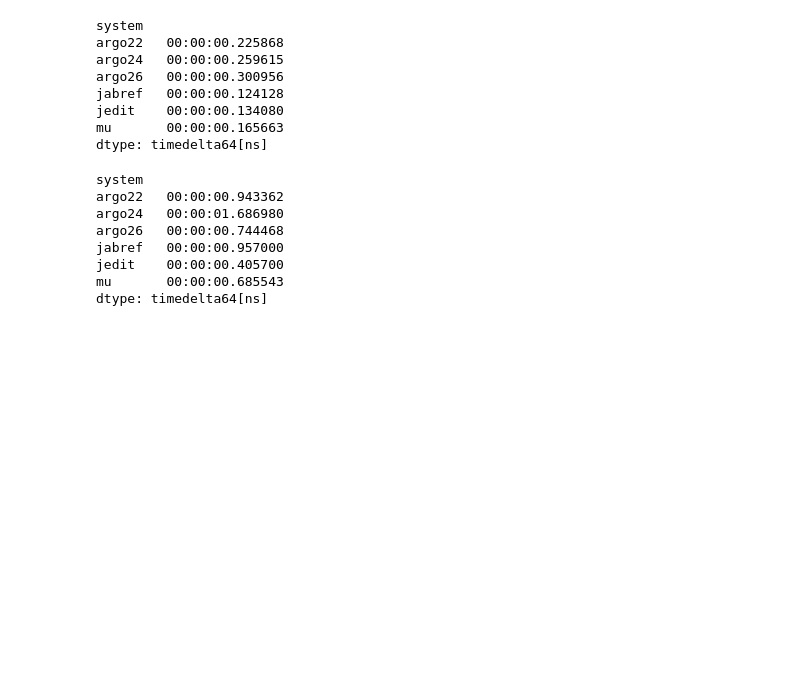
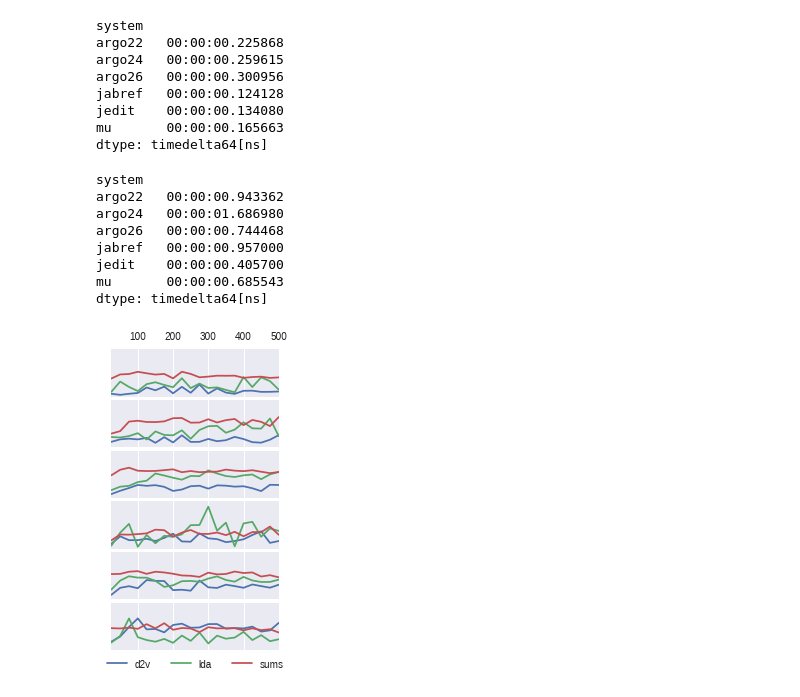
Before and after one commit to cscorley/doc2vec-feature-location, a Jupyter notebook: mrr_graphs.ipynb, the cells around one changed output. Saved outputs shown, nothing was run; the diff lists cells and outputs as text; code cells hidden in the pictures; blank space fills up the shorter version.

Commit message:
I HAVE CRAFTED THE PERFECT TABLE/FIGURE  COMBO FEAR ME

```diff
--- a/mrr_graphs.ipynb
+++ b/mrr_graphs.ipynb
@@ -8,11 +8,12 @@ import seaborn
 import src
 import os
 # %%
+projects = src.main.load_projects({"level": "method"})
 def read_dataframe(kind):
     data = dict()
     for num_topics in range(25, 525, 25):
-        projects = src.main.load_projects({"level": "method", "num_topics": num_topics})
         subdata = dict()
+        projects = src.main.load_projects({"level": "method", "num_topics": num_topics}) # get this num_topic
         for project in projects:
             ranks = src.main.read_ranks(project, kind)
             with open(os.path.join(project.full_path, 'ids.txt')) as f:
@@ -225,3 +226,29 @@ jabref   00:00:00.957000
 jedit    00:00:00.405700
 mu       00:00:00.685543
 dtype: timedelta64[ns]
+# %%
+fig, axes = plt.subplots(nrows=6, figsize=(3,5.4) )
+plt.subplots_adjust(hspace=0.05)
+for i, project in enumerate(projects):
+    n = project.printable_name + " " + project.version
+    df = pandas.DataFrame({"lda": lda.ix[n], "d2v": vec.ix[n], "sums": vec_sums.ix[n]})
+    xaxis = axes[i].get_xaxis()
+    yaxis = axes[i].get_yaxis()
+    a = axes[i]
+    if i != 0:
+        xaxis.set_ticklabels(['','','','',''])
+    yaxis.set_ticklabels(['',''])
+    yaxis.tick_right()
+    xaxis.tick_top()
+
+    df.plot(subplots=False,
+            ax=axes[i],
+            #xticks=[25,100,200,300,400,500],
+            yticks=[0, 0.15],
+            legend=False)
+
+axes[i].legend(loc='upper center', bbox_to_anchor=(0.5, 0),
+          fancybox=True, shadow=True, ncol=5)
+plt.savefig("icsme15era/figures/mrr_graph.pdf", bbox_inches='tight')
+# %% [output]
+[figure, added]
```
Also changed, not shown: 5 other files.
